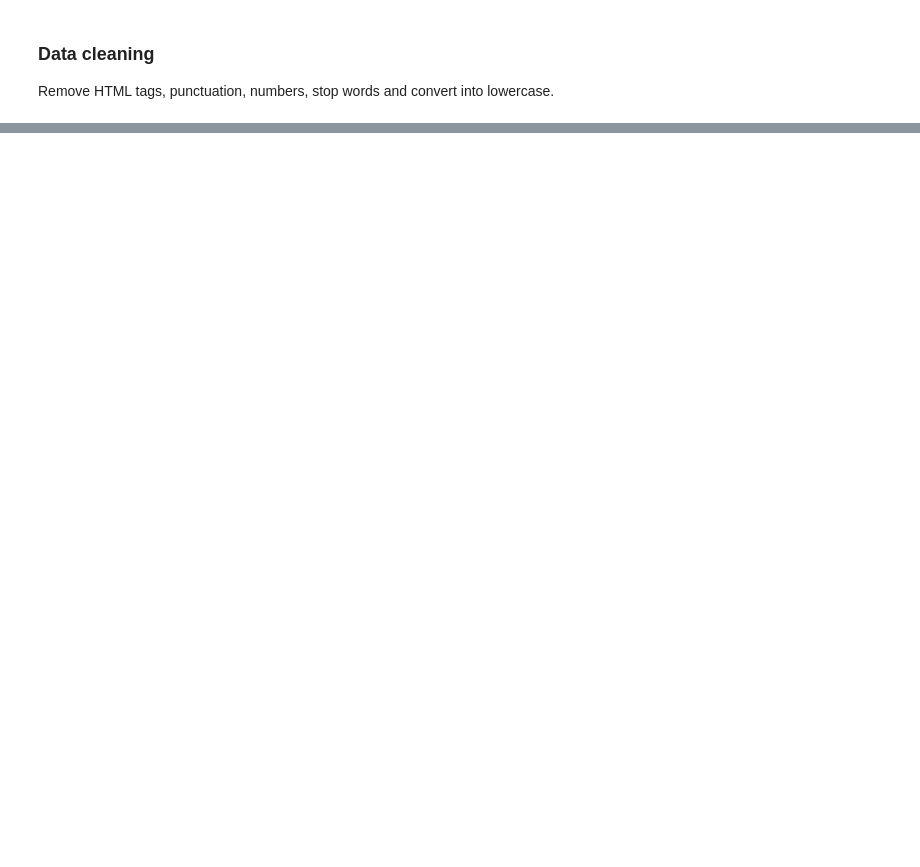
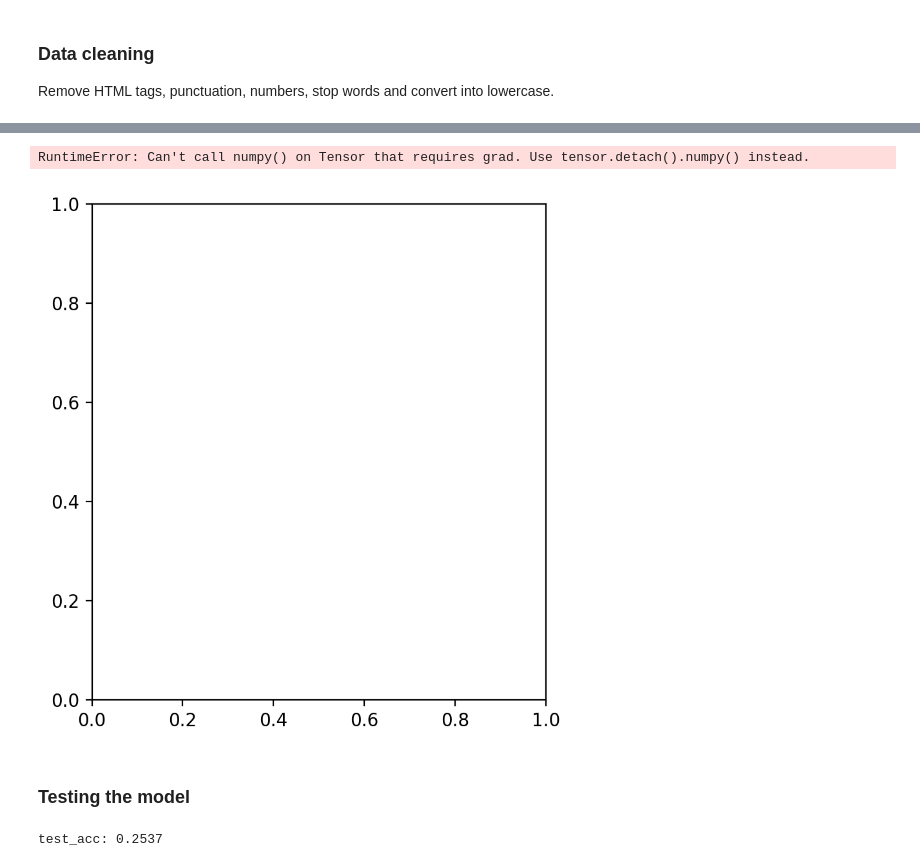
Before and after one commit to MehdiJmlkh/Deep-Learning-Course-Homeworks-S2024, a Jupyter notebook: HW3/RNN.ipynb, the cells around one changed output, grey strips where cells are left out. Drawn from its saved outputs; the diff is of its cells as text; code cells hidden in the pictures; blank space fills up the shorter version.

```diff
--- a/HW3/RNN.ipynb
+++ b/HW3/RNN.ipynb
@@ -620,0 +617,37 @@ Epoch(10/10) train_loss: 0.0004370729729998857; train_acc: 0.98255; val_loss: 0.
+# %%
+import matplotlib.pyplot as plt
+plt.figure(dpi=200, figsize=(10, 5))
+
+plt.subplot(121)
+plt.plot(history['train_loss'], label='train')
+plt.plot(history['val_loss'], label='validation')
+plt.xlabel('epoch')
+plt.ylabel('loss')
+plt.title('Losses')
+plt.legend()
+
+plt.subplot(122)
+plt.plot(history['train_acc'], label='train')
+plt.plot(history['val_acc'], label='validation')
+plt.legend()
+plt.xlabel('epoch')
+plt.ylabel('accuracy')
+plt.ylim(0, 1)
+plt.title('Accuracies')
+
+plt.tight_layout()
+plt.show()
+# %% [output]
+RuntimeError: Can't call numpy() on Tensor that requires grad. Use tensor.detach().numpy() instead.
+[figure, added]
+# %% [markdown]
+### Testing the model
+# %%
+correct = 0
+for batch, labels in test_loader:
+    output, _ = model(batch)
+    _, predicted = output.max(1)
+    correct += predicted.eq(labels).sum().item()
+print("test_acc:", correct / len(test_dataset))
+# %% [output]
+test_acc: 0.2537
```
Also changed, not shown: parts of 8 cells of this notebook.
